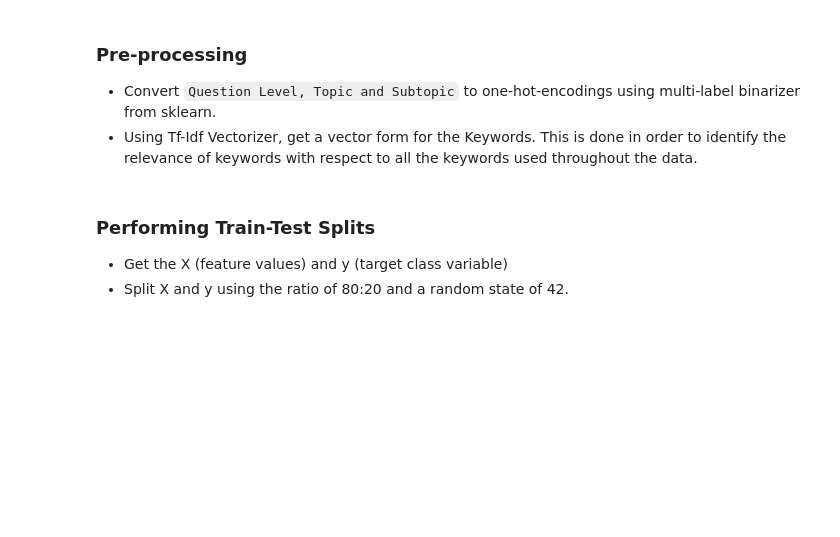
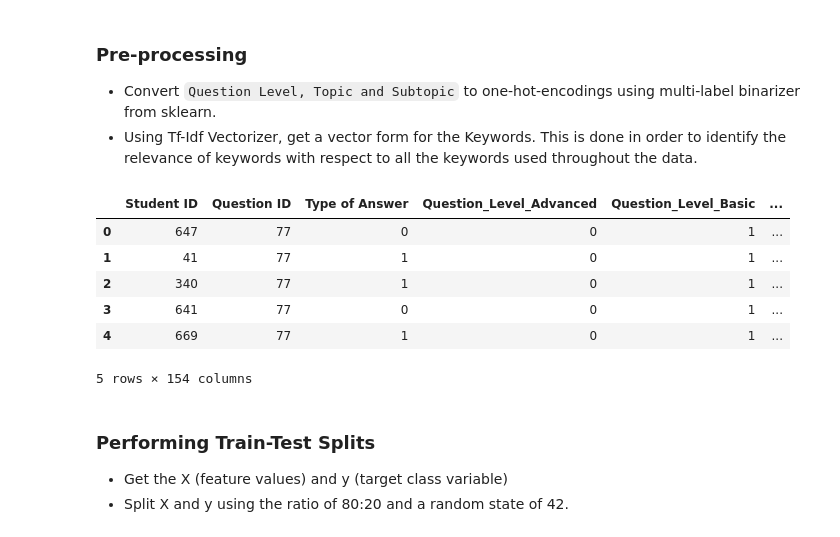
Before and after one commit to sujayrittikar/AML_Assignment_1, a Jupyter notebook: classification.ipynb, the cells around one changed output. Drawn from its saved outputs; the diff is of its cells as text; code cells hidden in the pictures; blank space fills up the shorter version.

```diff
--- a/classification.ipynb
+++ b/classification.ipynb
@@ -81,6 +83,16 @@ keywords_tfidf = vectorizer.fit_transform(preproc_df['Keywords']).toarray()
 keywords_df = pd.DataFrame(keywords_tfidf, columns=[f"keyword_{i}" for i in range(keywords_tfidf.shape[1])])
 preproc_df = preproc_df.drop(columns=['Keywords']).reset_index(drop=True)
 preproc_df = pd.concat([preproc_df, keywords_df], axis=1)
+# %%
+preproc_df.head()
+# %% [output]
+|  | Student ID | Question ID | Type of Answer | Question_Level_Advanced | Question_Level_Basic | ... |
+| 0 | 647 | 77 | 0 | 0 | 1 | ... |
+| 1 | 41 | 77 | 1 | 0 | 1 | ... |
+| 2 | 340 | 77 | 1 | 0 | 1 | ... |
+| 3 | 641 | 77 | 0 | 0 | 1 | ... |
+| 4 | 669 | 77 | 1 | 0 | 1 | ... |
+5 rows × 154 columns
 # %% [markdown]
 ### Performing Train-Test Splits
 
```
Also changed, not shown: parts of 17 cells of this notebook.
